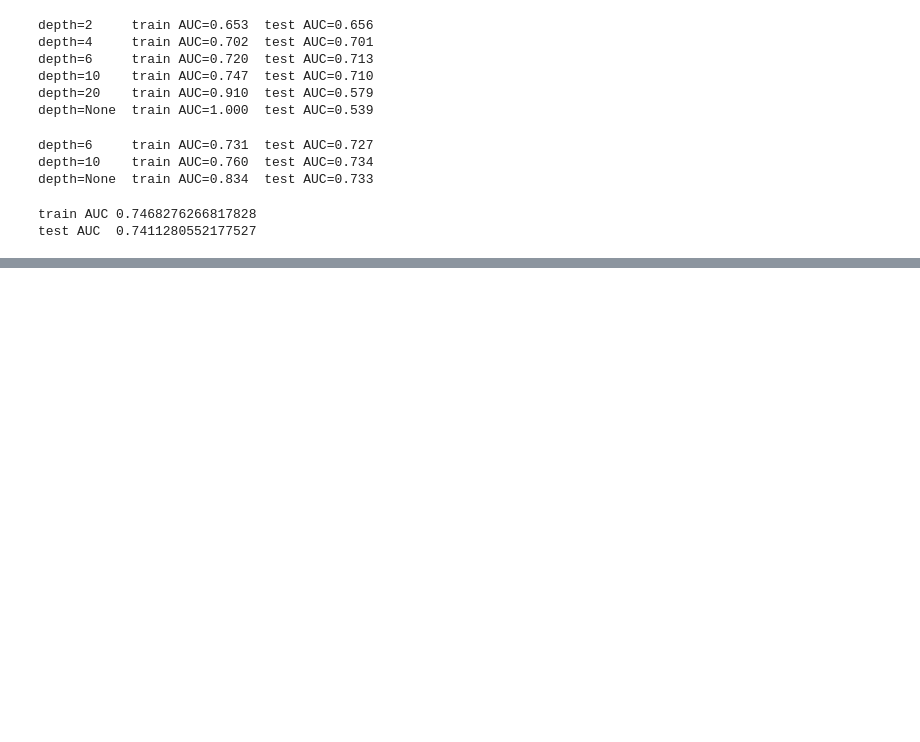
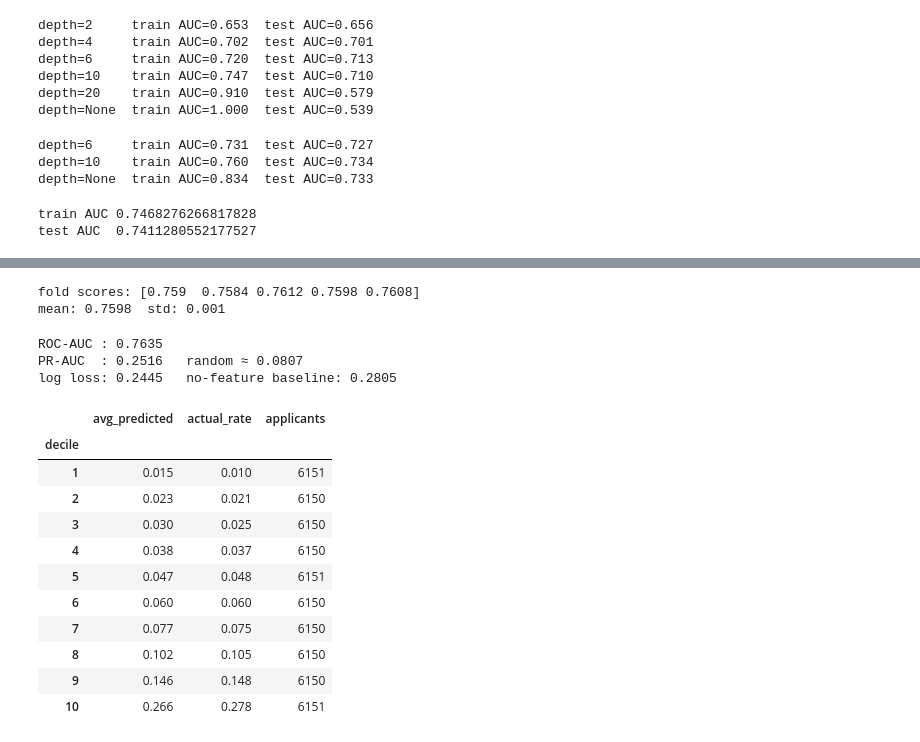
Before and after one commit to vedantxn/credit-risk-model, a Jupyter notebook: notebooks/02_baseline_models.ipynb, the cells around one changed output, grey strips where cells are left out. Drawn from its saved outputs; the diff is of its cells as text; code cells hidden in the pictures; blank space fills up the shorter version.

```diff
--- a/notebooks/02_baseline_models.ipynb
+++ b/notebooks/02_baseline_models.ipynb
@@ -201,0 +227,20 @@ test AUC  0.7411280552177527
+# %%
+def add_features(d):
+    d = d.copy()
+    d["CREDIT_INCOME_RATIO"]  = d["AMT_CREDIT"] / d["AMT_INCOME_TOTAL"]
+    d["ANNUITY_INCOME_RATIO"] = d["AMT_ANNUITY"] / d["AMT_INCOME_TOTAL"]
+    d["CREDIT_TERM"]          = d["AMT_ANNUITY"] / d["AMT_CREDIT"]
+    d["EMPLOYED_AGE_RATIO"]   = d["DAYS_EMPLOYED"] / d["DAYS_BIRTH"]
+    d["EXT_SOURCE_MEAN"]      = d[["EXT_SOURCE_1", "EXT_SOURCE_2", "EXT_SOURCE_3"]].mean(axis=1)
+    return d
+
+X_train2 = add_features(X_train)
+X_test2  = add_features(X_test)
+
+cat_cols = X_train2.select_dtypes(exclude="number").columns
+for c in cat_cols:
+    cats = X_train2[c].astype("category").cat.categories
+    X_train2[c] = pd.Categorical(X_train2[c], categories=cats)
+    X_test2[c]  = pd.Categorical(X_test2[c],  categories=cats)
+
+X_train2.shape
@@ -201,0 +275,45 @@ test AUC  0.7411280552177527
+# %%
+from sklearn.model_selection import StratifiedKFold, cross_val_score
+
+cv = StratifiedKFold(n_splits=5, shuffle=True, random_state=42)
+scores = cross_val_score(xgb2, X_train2, y_train, cv=cv, scoring="roc_auc", n_jobs=1)
+
+print("fold scores:", scores.round(4))
+print("mean:", scores.mean().round(4), " std:", scores.std().round(4))
+# %% [output]
+fold scores: [0.759  0.7584 0.7612 0.7598 0.7608]
+mean: 0.7598  std: 0.001
+# %%
+from sklearn.metrics import average_precision_score, log_loss
+
+p2 = xgb2.predict_proba(X_test2)[:, 1]
+base = np.full(len(y_test), y_train.mean())     # "8.07% for everyone"
+
+print("ROC-AUC :", round(roc_auc_score(y_test, p2), 4))
+print("PR-AUC  :", round(average_precision_score(y_test, p2), 4), "  random ≈", round(y_test.mean(), 4))
+print("log loss:", round(log_loss(y_test, p2), 4), "  no-feature baseline:", round(log_loss(y_test, base), 4))
+# %% [output]
+ROC-AUC : 0.7635
+PR-AUC  : 0.2516   random ≈ 0.0807
+log loss: 0.2445   no-feature baseline: 0.2805
+# %%
+cal = pd.DataFrame({"predicted": p2, "actual": y_test.values})
+cal["decile"] = pd.qcut(cal["predicted"], 10, labels=False) + 1      # 1 = safest, 10 = riskiest
+
+table = cal.groupby("decile").agg(avg_predicted=("predicted", "mean"),
+                                  actual_rate=("actual", "mean"),
+                                  applicants=("actual", "size"))
+table.round(3)
+# %% [output]
+|  | avg_predicted | actual_rate | applicants |
+| decile |  |  |  |
+| 1 | 0.015 | 0.010 | 6151 |
+| 2 | 0.023 | 0.021 | 6150 |
+| 3 | 0.030 | 0.025 | 6150 |
+| 4 | 0.038 | 0.037 | 6150 |
+| 5 | 0.047 | 0.048 | 6151 |
+| 6 | 0.060 | 0.060 | 6150 |
+| 7 | 0.077 | 0.075 | 6150 |
+| 8 | 0.102 | 0.105 | 6150 |
+| 9 | 0.146 | 0.148 | 6150 |
+| 10 | 0.266 | 0.278 | 6151 |
```
Also changed, not shown: parts of 6 cells of this notebook, 6 other files.
